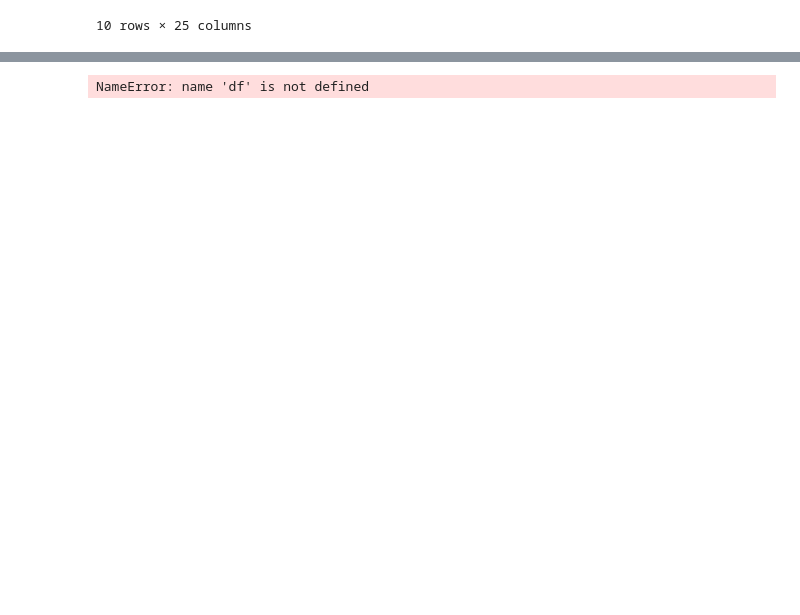
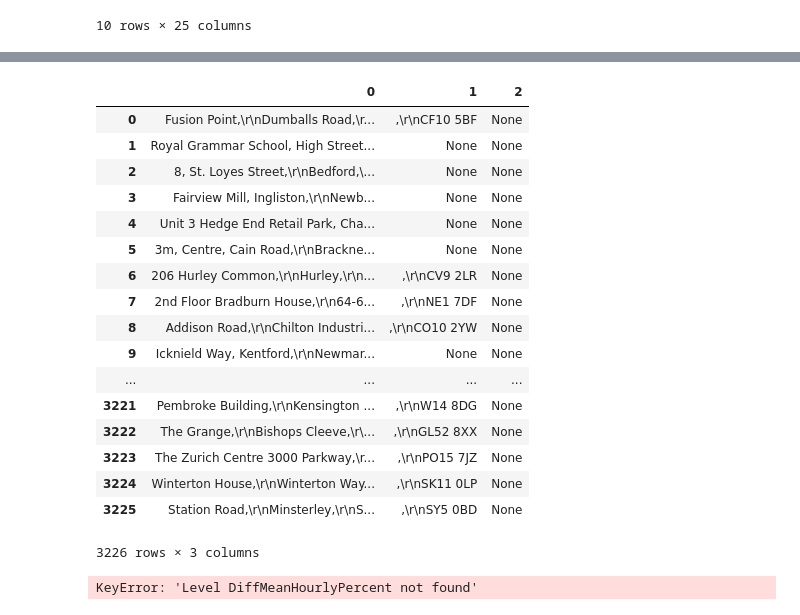
Before and after one commit to hggc0322/gender-gap-analysis, a Jupyter notebook: data_exploration.ipynb, the cells around one changed output, grey strips where cells are left out. Cells and saved outputs as stored; diff of their text form; code cells hidden in the pictures; blank space fills up the shorter version.

```diff
--- a/data_exploration.ipynb
+++ b/data_exploration.ipynb
@@ -134,14 +151,31 @@ df_18_19.sort_values(by='DiffMedianHourlyPercent').tail(10).to_csv('./special_co
+# %%
+df_18_19['Address'].str.split('United Kingdom', expand=True)
+# %% [output]
+|  | 0 | 1 | 2 |
+| 0 | Fusion Point,\r\nDumballs Road,\r... | ,\r\nCF10 5BF | None |
+| 1 | Royal Grammar School, High Street... | None | None |
+| 2 | 8, St. Loyes Street,\r\nBedford,\... | None | None |
+| 3 | Fairview Mill, Ingliston,\r\nNewb... | None | None |
+| 4 | Unit 3 Hedge End Retail Park, Cha... | None | None |
+| 5 | 3m, Centre, Cain Road,\r\nBrackne... | None | None |
+| 6 | 206 Hurley Common,\r\nHurley,\r\n... | ,\r\nCV9 2LR | None |
+| 7 | 2nd Floor Bradburn House,\r\n64-6... | ,\r\nNE1 7DF | None |
+| 8 | Addison Road,\r\nChilton Industri... | ,\r\nCO10 2YW | None |
+| 9 | Icknield Way, Kentford,\r\nNewmar... | None | None |
+| ... | ... | ... | ... |
+| 3221 | Pembroke Building,\r\nKensington ... | ,\r\nW14 8DG | None |
+| 3222 | The Grange,\r\nBishops Cleeve,\r\... | ,\r\nGL52 8XX | None |
+| 3223 | The Zurich Centre 3000 Parkway,\r... | ,\r\nPO15 7JZ | None |
+| 3224 | Winterton House,\r\nWinterton Way... | ,\r\nSK11 0LP | None |
+| 3225 | Station Road,\r\nMinsterley,\r\nS... | ,\r\nSY5 0BD | None |
+3226 rows × 3 columns
 # %%
 # companies with the highest difference in median hourly rate
 
 df_18_19.sort_values(by='DiffMedianHourlyPercent').head(10).to_csv('./special_companies/best_diff_median_hourly', sep='\t', encoding='utf-8')
 # %%
-for column in df.columns[:-1]:
-    if column=='credit_amount' :
-        df[df['class']==0]['credit_amount'].hist(alpha=0.5)
-        df[df['class']==1]['credit_amount'].hist(alpha=0.5)
-    else:
-        df_temp = df.groupby(['class', column])[column].count().unstack('class')
-        df_temp.plot(kind='bar')
+for column in df_18_19.columns[:-1]:
+    df_temp = df_18_19.groupby(['SicCodes', column])[column].count().unstack('DiffMeanHourlyPercent')
+    df_temp.plot(kind='bar')
 # %% [output]
-NameError: name 'df' is not defined
+KeyError: 'Level DiffMeanHourlyPercent not found'
```
Also changed, not shown: parts of 2 cells of this notebook, 11 other files.
